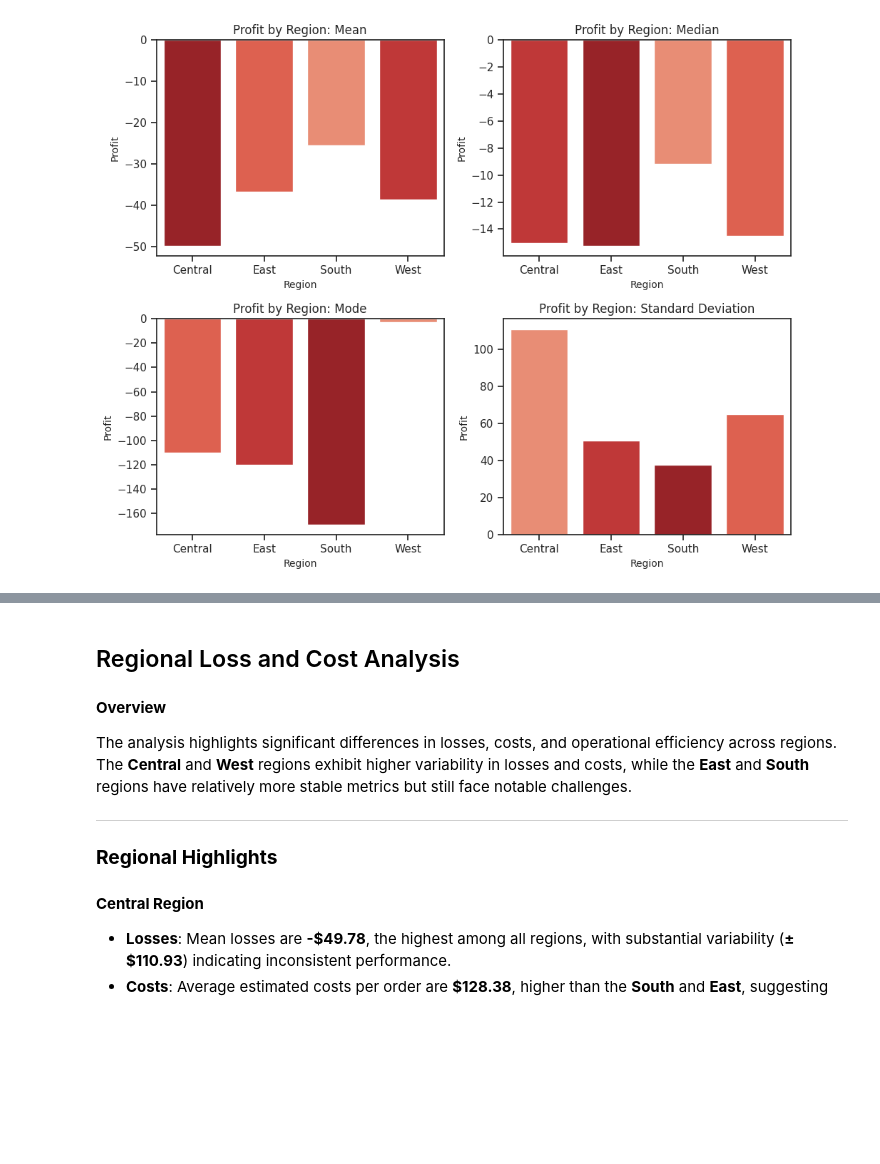
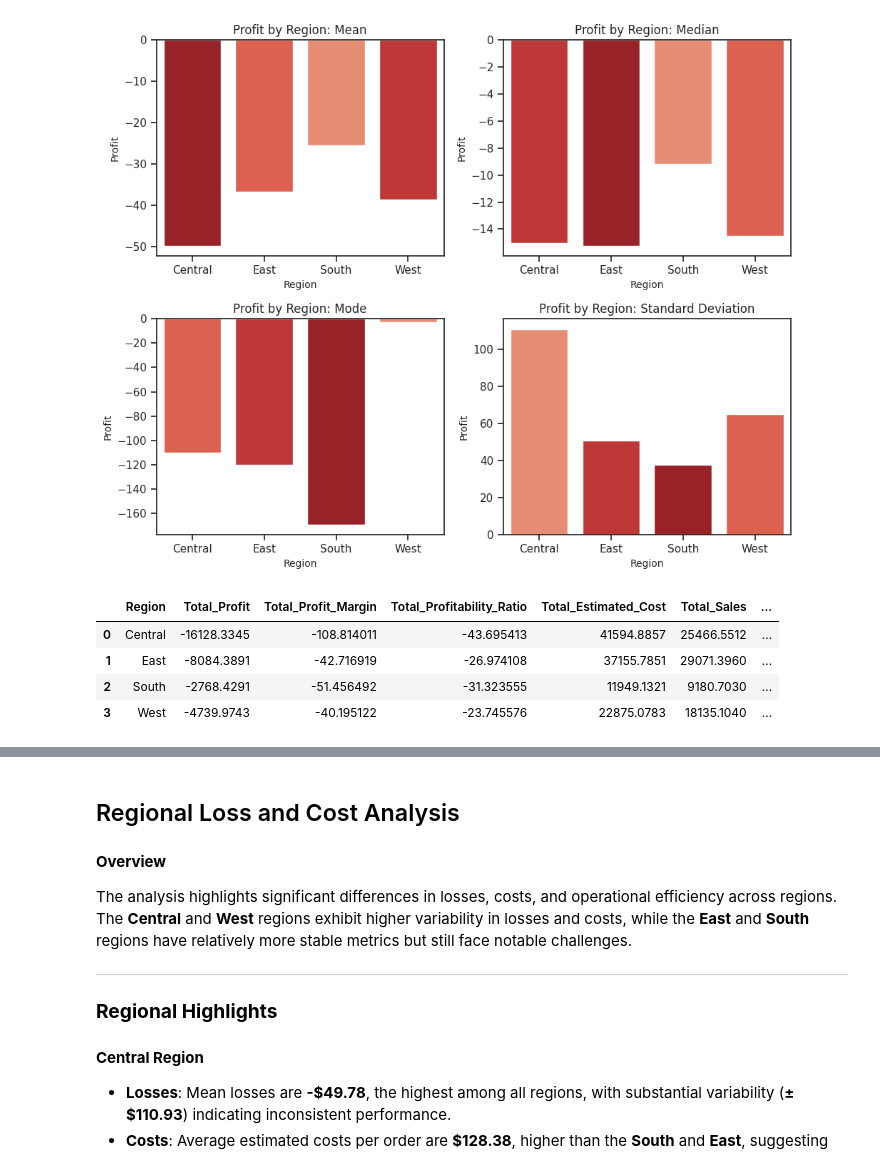
Before and after one commit to micah-shull/superstore, a Jupyter notebook: 008_superstore_Loss_Cost.ipynb, the cells around one changed output, grey strips where cells are left out. Saved outputs shown, nothing was run; the diff lists cells and outputs as text; code cells hidden in the pictures; blank space fills up the shorter version.

```diff
--- a/008_superstore_Loss_Cost.ipynb
+++ b/008_superstore_Loss_Cost.ipynb
@@ -480,3 +478,28 @@ print(f"Figure saved as {save_path}")
 # %% [output]
 Figure saved as /content/loss_region_year.png
 [figure]
+# %%
+df = data_losses.copy()
+
+# Define metrics for visualization
+metrics = [
+    'Profit',
+    'Estimated Cost',
+    'Profit Margin',
+    'Sales',
+    'Quantity',
+    'Profitability Ratio',
+    'Order Count',
+    'Discount',
+    'Regional Market Share (%)'
+]
+
+# Use the aggregate function to calculate metrics for each group
+table_profits_region = dpu.calculate_aggregate_metrics(df, group_by_columns=['Region'])
+table_profits_region
+# %% [output]
+|  | Region | Total_Profit | Total_Profit_Margin | Total_Profitability_Ratio | Total_Estimated_Cost | Total_Sales | ... |
+| 0 | Central | -16128.3345 | -108.814011 | -43.695413 | 41594.8857 | 25466.5512 | ... |
+| 1 | East | -8084.3891 | -42.716919 | -26.974108 | 37155.7851 | 29071.3960 | ... |
+| 2 | South | -2768.4291 | -51.456492 | -31.323555 | 11949.1321 | 9180.7030 | ... |
+| 3 | West | -4739.9743 | -40.195122 | -23.745576 | 22875.0783 | 18135.1040 | ... |
```
Also changed, not shown: parts of 6 cells of this notebook.
